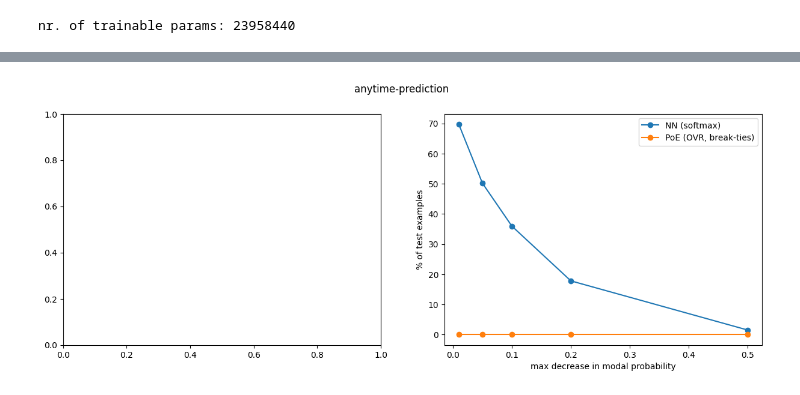
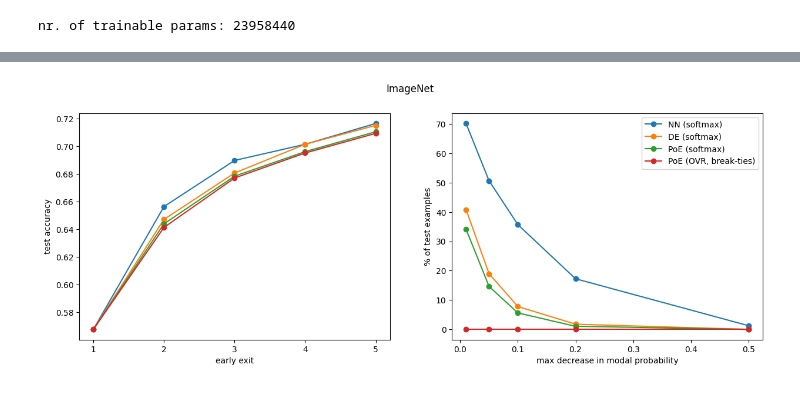
Before and after one commit to metodj/MSDNet-PyTorch, a Jupyter notebook: image_net.ipynb, the cells around one changed output, grey strips where cells are left out. Cells and saved outputs as stored; diff of their text form; code cells hidden in the pictures.

Commit message:
image net fix label issue

```diff
--- a/image_net.ipynb
+++ b/image_net.ipynb
@@ -147,7 +166,7 @@ val_loader = torch.utils.data.DataLoader(
 logits = []
 targets = []
 with torch.no_grad():
-    for i, (x, y) in enumerate(val_loader):
+    for i, (x, y) in tqdm(enumerate(val_loader)):
         y = y.cuda(device=None)
         x = x.cuda()
 
@@ -186,0 +185,4 @@ torch.Size([50000])
+# %%
+# sanity check for labels
+for i in range(10):
+    print(torch.mode(targets[50*i:50*(i+1)]).values, torch.mode(torch.argmax(logits, dim=2)[-1, :][50*i:50*(i+1)]).values)
@@ -208,3 +214,13 @@ torch.Size([50000])
+# %%
+probs = torch.softmax(logits, dim=2)
+probs_de = probs.cumsum(dim=0) / torch.tensor([1., 2., 3., 4., 5.])[:, None, None]
+preds_de = {i: torch.argmax(probs_de, dim=2)[i, :] for i in range(L)}
+acc_de = [(targets == preds_de[i]).sum() / len(targets) for i in range(L)]
+# %%
+logits_poe = logits.cumsum(dim=0) / torch.tensor([1., 2., 3., 4., 5.])[:, None, None]
+probs_poe = torch.softmax(logits_poe, dim=2)
+preds_poe = {i: torch.argmax(probs_poe, dim=2)[i, :] for i in range(L)}
+acc_poe = [(targets == preds_poe[i]).sum() / len(targets) for i in range(L)]
 # %%
 probs_ovr = ovr_likelihood(logits)
 preds_ovr = {i: torch.argmax(probs_ovr, dim=2)[i, :] for i in range(L)}
@@ -279,25 +271,34 @@ for _ in range(5):
 # %%
 early_exits = [i + 1 for i in range(len(acc))]
 fig, ax = plt.subplots(1, 2, figsize=(15, 5))
 
+ax[0].plot(early_exits, acc, label='NN (softmax)', marker='o',)
+ax[0].plot(early_exits, acc_de, label='DE (softmax)', marker='o')
+ax[0].plot(early_exits, acc_poe, label='PoE (softmax)', marker='o')
+ax[0].plot(early_exits, acc_poe_ovr_break_ties, label='PoE (OVR, break-ties)', marker='o')
+# ax[0].plot(early_exits, acc_poe_ovr, label='PoE (OVR)', marker='o')
+ax[0].set_xlabel('early exit')
+ax[0].set_ylabel('test accuracy')
+ax[0].set_xticks([1., 2., 3., 4., 5.], [1, 2, 3, 4, 5])
+
 for _preds, _probs, label in [
                             (preds, probs, 'NN (softmax)'),
-                            # (preds_de, probs_de, 'DE (softmax)'),
-                            # (preds_poe, probs_poe, 'PoE (softmax)'),
+                            (preds_de, probs_de, 'DE (softmax)'),
+                            (preds_poe, probs_poe, 'PoE (softmax)'),
                             (preds_poe_ovr_break_ties, probs_poe_ovr_break_ties, 'PoE (OVR, break-ties)'),
                             # (preds_poe_ovr, probs_poe_ovr, 'PoE (OVR)'),
                             # (preds_ovr_break_ties, probs_ovr_break_ties, 'NN (OVR, break-ties)'),
                             # (preds_poe_ovr_fallback_ood, probs_poe_ovr_fallback_ood, 'PoE (OVR, fall-back)')
                             ]:
     modal_probs = modal_probs_decreasing(_preds, _probs, L)
     ax[1].plot(modal_probs.keys(), modal_probs.values(), marker='o', label=label)
 ax[1].legend()
 # ax[1].set_title('anytime-prediction')
 ax[1].set_xlabel('max decrease in modal probability')
 ax[1].set_ylabel('% of test examples')
 
 
-plt.suptitle('anytime-prediction')
+plt.suptitle('ImageNet')
 plt.show()
 # %% [output]
-[figure, old version]
+[figure, new version]
```
Also changed, not shown: parts of 30 cells of this notebook, 1 other file.
